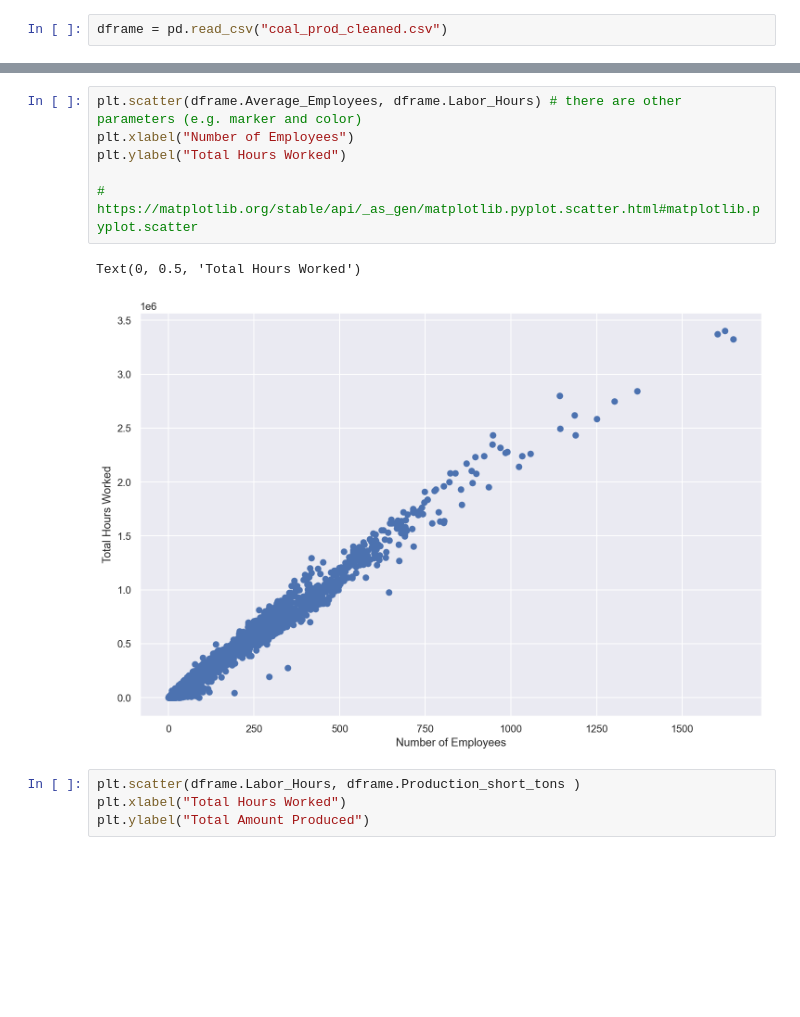
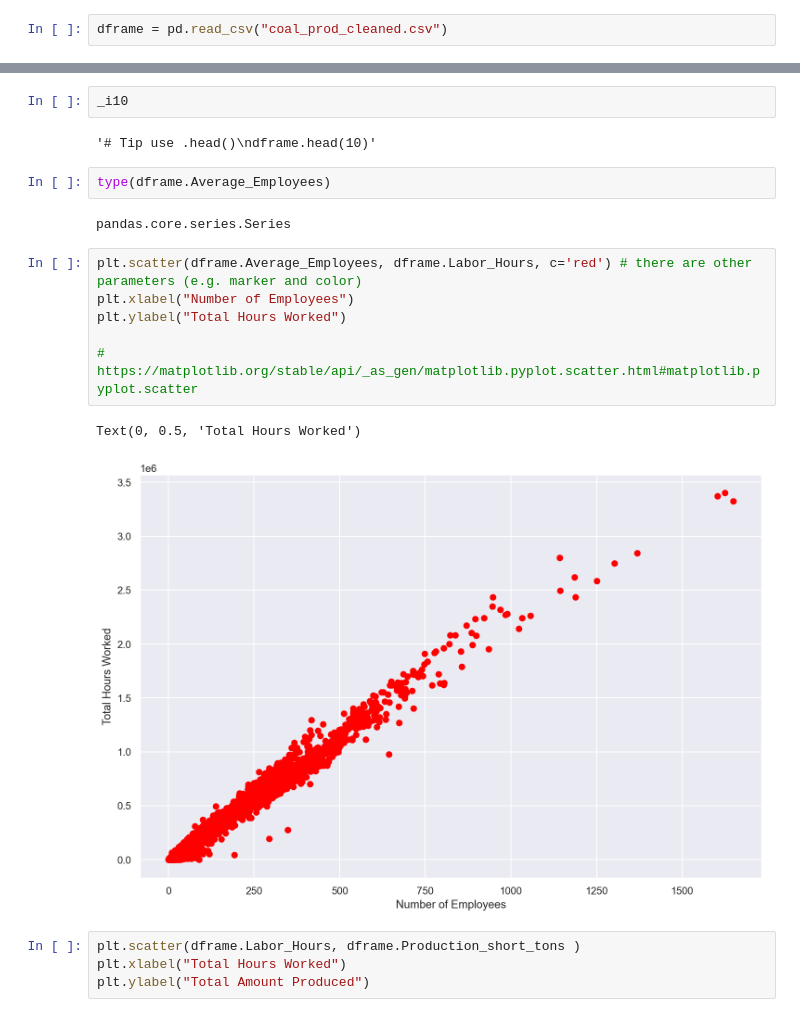
Before and after one commit to amingheibi/Data-Science-Course, a Jupyter notebook: 1-ipython intro/Simple Demo.ipynb, the cells around one changed output, grey strips where cells are left out. Cells and saved outputs as stored; diff of their text form; blank space fills up the shorter version.

```diff
--- a/1-ipython intro/Simple Demo.ipynb
+++ b/1-ipython intro/Simple Demo.ipynb
@@ -73,12 +73,20 @@ _i7
+# %%
+_i10
+# %% [output]
+'# Tip use .head()\ndframe.head(10)'
+# %%
+type(dframe.Average_Employees)
+# %% [output]
+pandas.core.series.Series
 # %%
-plt.scatter(dframe.Average_Employees, dframe.Labor_Hours) # there are other parameters (e.g. marker and color)
+plt.scatter(dframe.Average_Employees, dframe.Labor_Hours, c='red') # there are other parameters (e.g. marker and color)
 plt.xlabel("Number of Employees")
 plt.ylabel("Total Hours Worked")
 
 # https://matplotlib.org/stable/api/_as_gen/matplotlib.pyplot.scatter.html#matplotlib.pyplot.scatter
 # %% [output]
 Text(0, 0.5, 'Total Hours Worked')
-[figure, old version]
+[figure, new version]
 # %%
 plt.scatter(dframe.Labor_Hours, dframe.Production_short_tons )
 plt.xlabel("Total Hours Worked")
```
Also changed, not shown: parts of 8 cells of this notebook.
